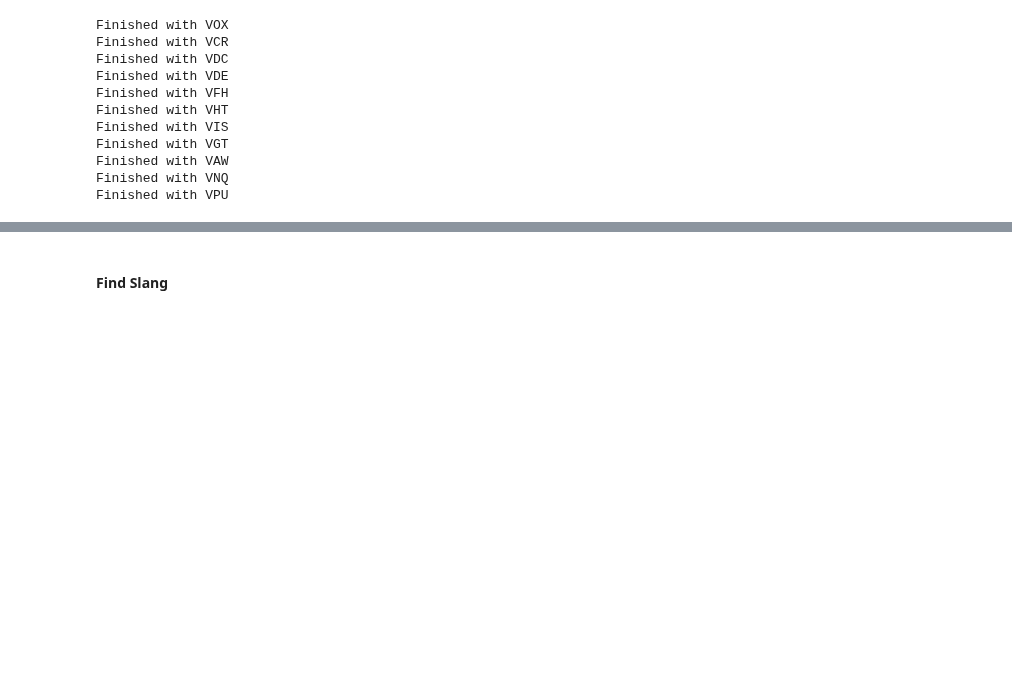
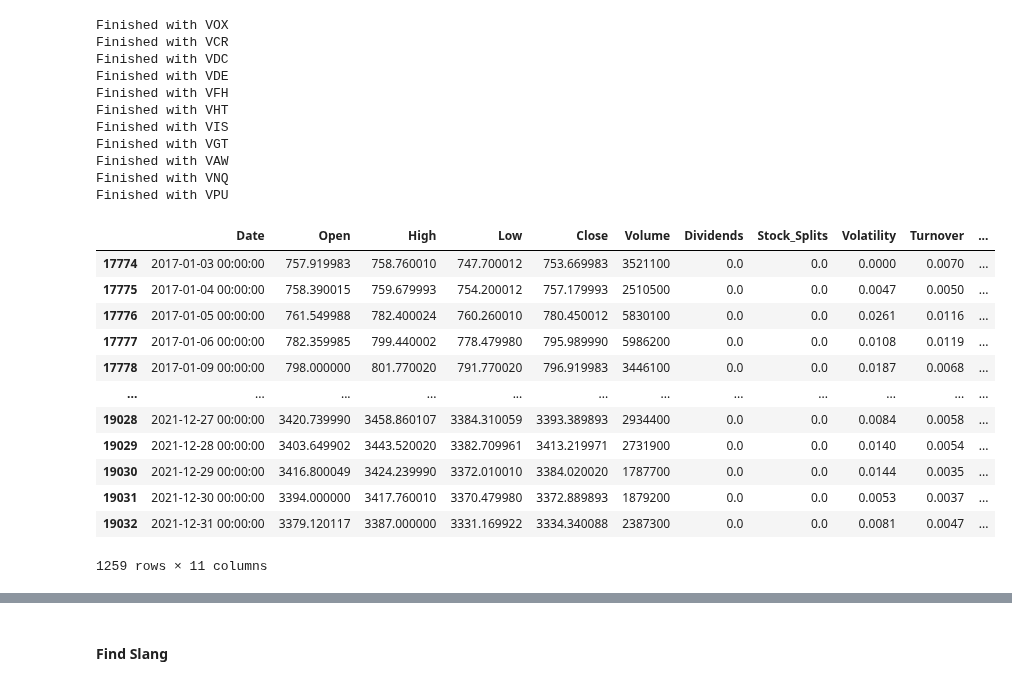
Before and after one commit to kyle-rgb/Discord_Project, a Jupyter notebook: notebooks/Data_Cleaning.ipynb, the cells around one changed output, grey strips where cells are left out. Cells and saved outputs as stored; diff of their text form; code cells hidden in the pictures; blank space fills up the shorter version.

```diff
--- a/notebooks/Data_Cleaning.ipynb
+++ b/notebooks/Data_Cleaning.ipynb
@@ -2686,3 +2686,19 @@ daily_with_gics["Date"] = pd.to_datetime(daily_with_gics["Date"])
 # %%
 with sql.connect("../data/interim/stocks.db") as con:
     daily_with_gics.to_sql("daily", con=con, index_label="pk", if_exists="replace")
+# %%
+company_dailys[lambda x: x.company == "AMZN"].drop("pk", axis=1)
+# %% [output]
+|  | Date | Open | High | Low | Close | Volume | Dividends | Stock_Splits | Volatility | Turnover | ... |
+| 17774 | 2017-01-03 00:00:00 | 757.919983 | 758.760010 | 747.700012 | 753.669983 | 3521100 | 0.0 | 0.0 | 0.0000 | 0.0070 | ... |
+| 17775 | 2017-01-04 00:00:00 | 758.390015 | 759.679993 | 754.200012 | 757.179993 | 2510500 | 0.0 | 0.0 | 0.0047 | 0.0050 | ... |
+| 17776 | 2017-01-05 00:00:00 | 761.549988 | 782.400024 | 760.260010 | 780.450012 | 5830100 | 0.0 | 0.0 | 0.0261 | 0.0116 | ... |
+| 17777 | 2017-01-06 00:00:00 | 782.359985 | 799.440002 | 778.479980 | 795.989990 | 5986200 | 0.0 | 0.0 | 0.0108 | 0.0119 | ... |
+| 17778 | 2017-01-09 00:00:00 | 798.000000 | 801.770020 | 791.770020 | 796.919983 | 3446100 | 0.0 | 0.0 | 0.0187 | 0.0068 | ... |
+| ... | ... | ... | ... | ... | ... | ... | ... | ... | ... | ... | ... |
+| 19028 | 2021-12-27 00:00:00 | 3420.739990 | 3458.860107 | 3384.310059 | 3393.389893 | 2934400 | 0.0 | 0.0 | 0.0084 | 0.0058 | ... |
+| 19029 | 2021-12-28 00:00:00 | 3403.649902 | 3443.520020 | 3382.709961 | 3413.219971 | 2731900 | 0.0 | 0.0 | 0.0140 | 0.0054 | ... |
+| 19030 | 2021-12-29 00:00:00 | 3416.800049 | 3424.239990 | 3372.010010 | 3384.020020 | 1787700 | 0.0 | 0.0 | 0.0144 | 0.0035 | ... |
+| 19031 | 2021-12-30 00:00:00 | 3394.000000 | 3417.760010 | 3370.479980 | 3372.889893 | 1879200 | 0.0 | 0.0 | 0.0053 | 0.0037 | ... |
+| 19032 | 2021-12-31 00:00:00 | 3379.120117 | 3387.000000 | 3331.169922 | 3334.340088 | 2387300 | 0.0 | 0.0 | 0.0081 | 0.0047 | ... |
+1259 rows × 11 columns
```
Also changed, not shown: parts of 1 cell of this notebook, 18 other files.
